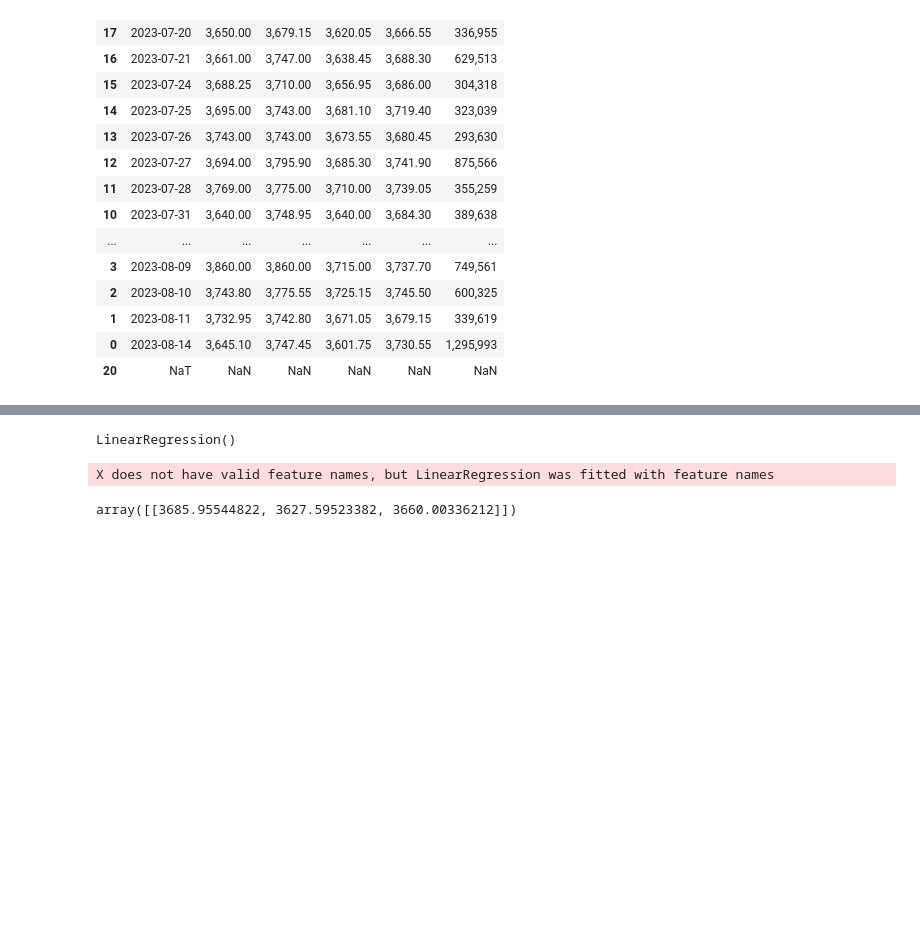
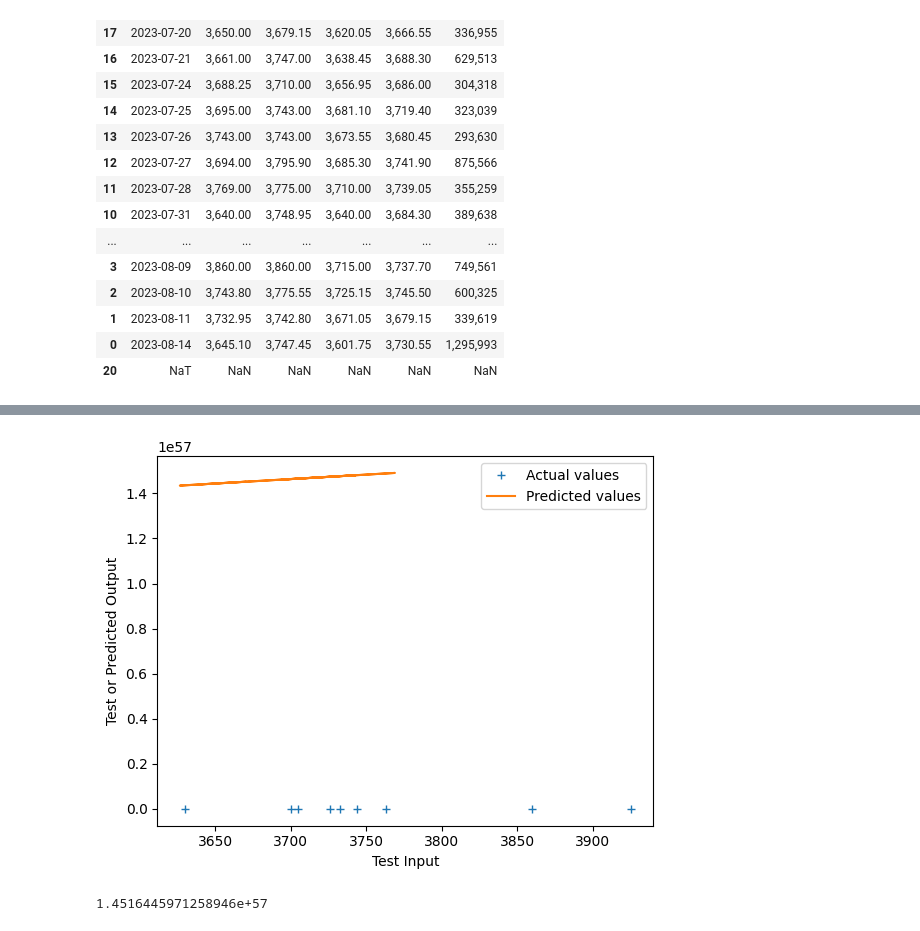
Before and after one commit to Akshaykk12/StockMarketPrediction_Linear_Regression, a Jupyter notebook: Stock_Prediction using Linear Regression.ipynb, the cells around one changed output, grey strips where cells are left out. Cells and saved outputs as stored; diff of their text form; code cells hidden in the pictures; blank space fills up the shorter version.

```diff
--- a/Stock_Prediction using Linear Regression.ipynb
+++ b/Stock_Prediction using Linear Regression.ipynb
@@ -76,3 +152,4 @@ output_data = df[output_col].iloc[1:, :]
 # %%
-print(output_data)
+linear_reg = LinearRegression()
+parameters, loss = linear_reg.train(test_input, test_output, 0.0001, 17)
 # %% [output]
@@ -97,10 +173,16 @@ print(output_data)
 # %%
-ref=linear_model.LinearRegression()
-ref.fit(input_data,output_data)
+y_pred = np.multiply(parameters['m'], train_input) + parameters['c']
+
+plt.plot(test_input, test_output, '+', label='Actual values')
+plt.plot(train_input, y_pred, label= 'Predicted values')
+plt.xlabel('Test Input')
+plt.ylabel('Test or Predicted Output')
+plt.legend()
+plt.show()
 # %% [output]
-LinearRegression()
+[figure, added]
 # %%
-ref.predict([[3670.00,3683.00,3567.00,3626.65,3626.65]])
+prediction=linear_reg.predict(3670)
+print(prediction)
 # %% [output]
-X does not have valid feature names, but LinearRegression was fitted with feature names
+1.4516445971258946e+57
-array([[3685.95544822, 3627.59523382, 3660.00336212]])
```
Also changed, not shown: parts of 10 cells of this notebook.
